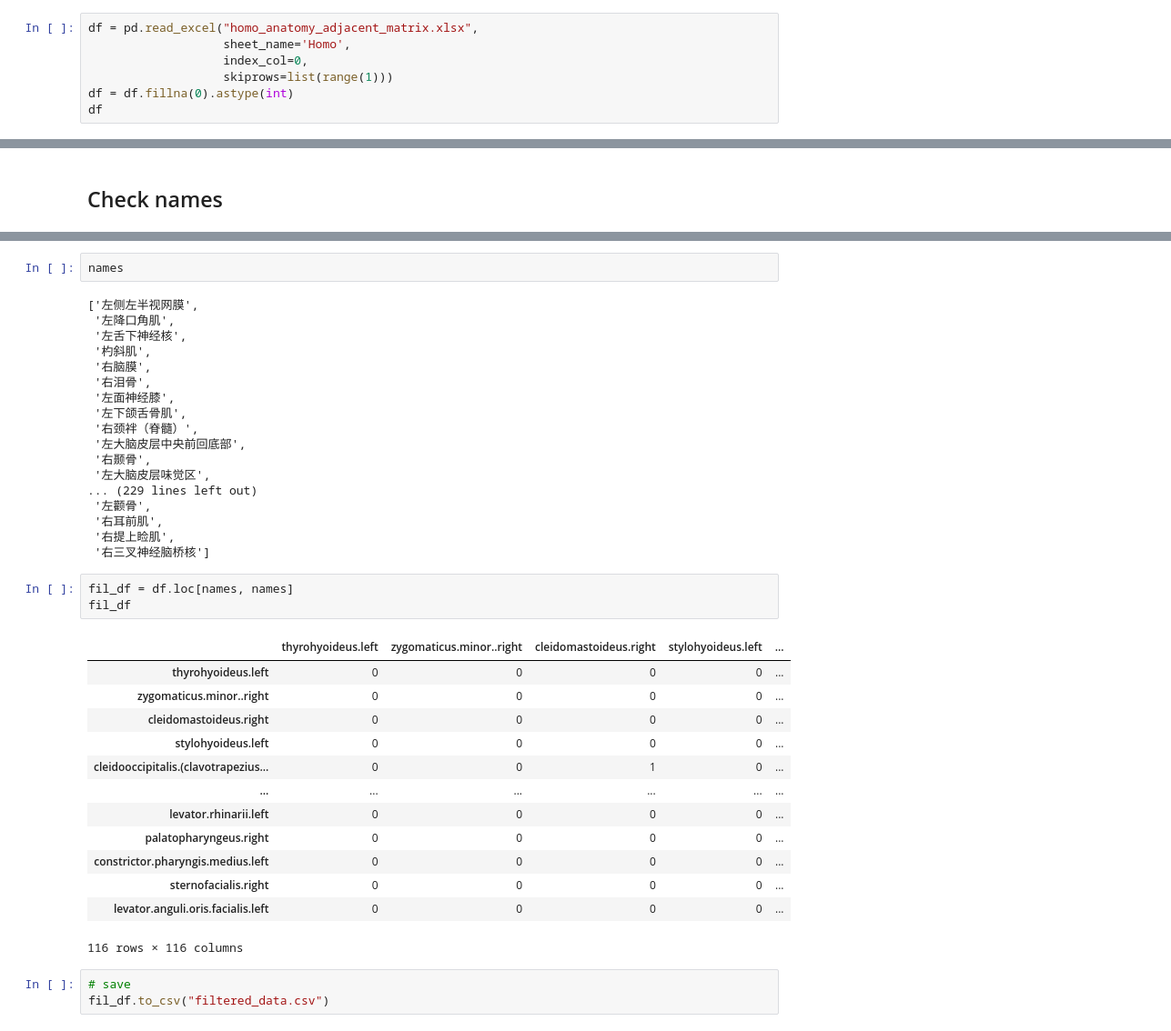
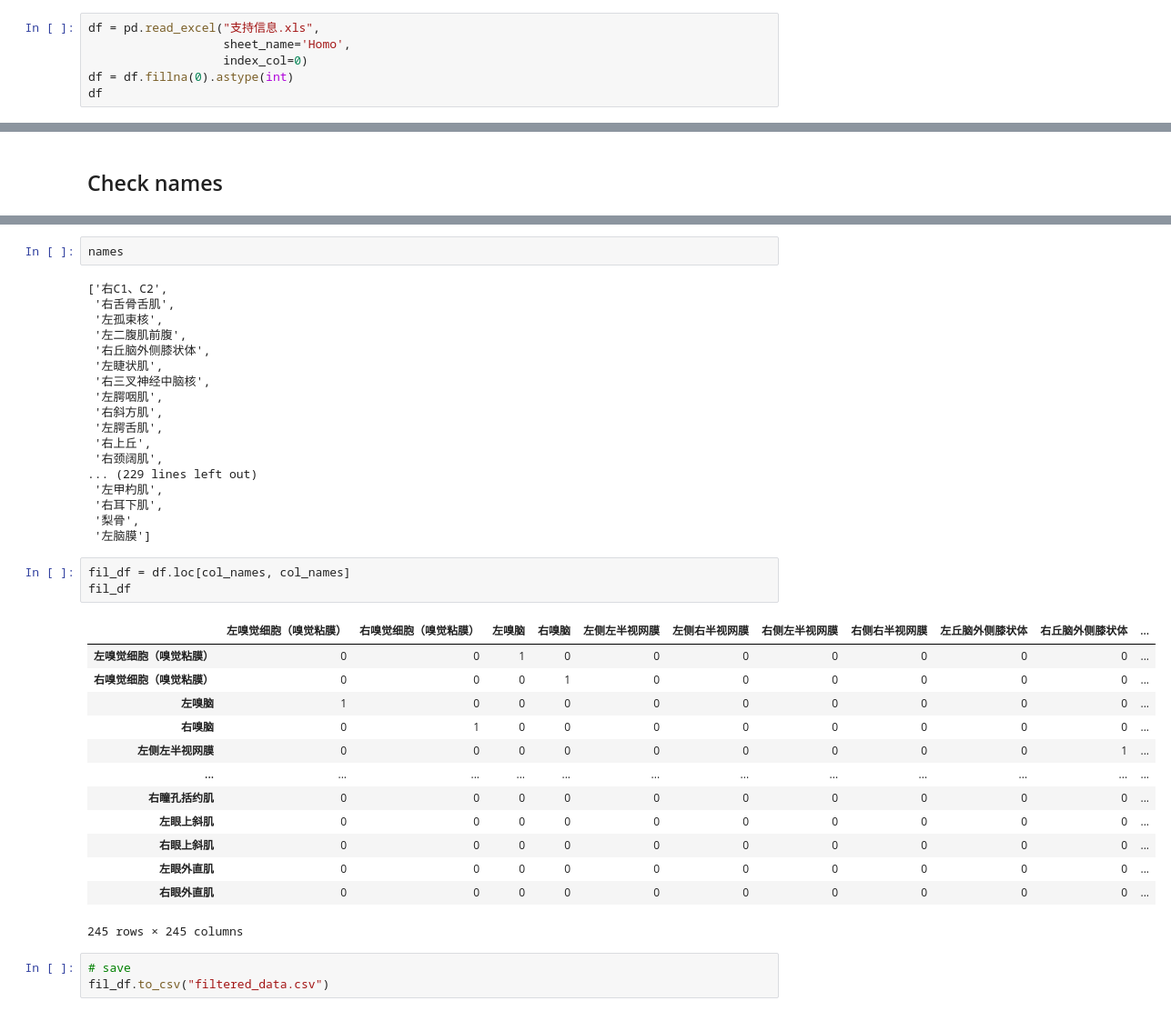
Before and after one commit to kentechx/NIMS, a Jupyter notebook: analysis_py.ipynb, the cells around one changed output, grey strips where cells are left out. Shown: that part at 91% size. Cells and saved outputs as stored; diff of their text form.

```diff
--- a/analysis_py.ipynb
+++ b/analysis_py.ipynb
@@ -5,10 +5,9 @@ import pandas as pd
 # %% [markdown]
 # Data cleaning
 # %%
-df = pd.read_excel("homo_anatomy_adjacent_matrix.xlsx",
+df = pd.read_excel("支持信息.xls",
                    sheet_name='Homo',
-                   index_col=0,
-                   skiprows=list(range(1)))
+                   index_col=0)
 df = df.fillna(0).astype(int)
 df
 # %% [output]
@@ -49,40 +51,40 @@ names only existing in rows: {'右下泌涎核', '左舌、会厌乳头', '右
 # %%
 names
 # %% [output]
-['左侧左半视网膜',
- '左降口角肌',
- '左舌下神经核',
- '杓斜肌',
- '右脑膜',
- '右泪骨',
- '左面神经膝',
- '左下颌舌骨肌',
- '右颈袢（脊髓）',
- '左大脑皮层中央前回底部',
- '右颞骨',
- '左大脑皮层味觉区',
+['右C1、C2',
+ '右舌骨舌肌',
+ '左孤束核',
+ '左二腹肌前腹',
+ '右丘脑外侧膝状体',
+ '左睫状肌',
+ '右三叉神经中脑核',
+ '左腭咽肌',
+ '右斜方肌',
+ '左腭舌肌',
+ '右上丘',
+ '右颈阔肌',
 ... (229 lines left out)
- '左颧骨',
- '右耳前肌',
- '右提上睑肌',
- '右三叉神经脑桥核']
+ '左甲杓肌',
+ '右耳下肌',
+ '梨骨',
+ '左脑膜']
 # %%
-fil_df = df.loc[names, names]
+fil_df = df.loc[col_names, col_names]
 fil_df
 # %% [output]
-|  | thyrohyoideus.left | zygomaticus.minor..right | cleidomastoideus.right | stylohyoideus.left | ... |
-| thyrohyoideus.left | 0 | 0 | 0 | 0 | ... |
-| zygomaticus.minor..right | 0 | 0 | 0 | 0 | ... |
-| cleidomastoideus.right | 0 | 0 | 0 | 0 | ... |
-| stylohyoideus.left | 0 | 0 | 0 | 0 | ... |
-| cleidooccipitalis.(clavotrapezius... | 0 | 0 | 1 | 0 | ... |
-| ... | ... | ... | ... | ... | ... |
-| levator.rhinarii.left | 0 | 0 | 0 | 0 | ... |
-| palatopharyngeus.right | 0 | 0 | 0 | 0 | ... |
-| constrictor.pharyngis.medius.left | 0 | 0 | 0 | 0 | ... |
-| sternofacialis.right | 0 | 0 | 0 | 0 | ... |
-| levator.anguli.oris.facialis.left | 0 | 0 | 0 | 0 | ... |
+|  | 左嗅觉细胞（嗅觉粘膜） | 右嗅觉细胞（嗅觉粘膜） | 左嗅脑 | 右嗅脑 | 左侧左半视网膜 | 左侧右半视网膜 | 右侧左半视网膜 | 右侧右半视网膜 | 左丘脑外侧膝状体 | 右丘脑外侧膝状体 | ... |
+| 左嗅觉细胞（嗅觉粘膜） | 0 | 0 | 1 | 0 | 0 | 0 | 0 | 0 | 0 | 0 | ... |
+| 右嗅觉细胞（嗅觉粘膜） | 0 | 0 | 0 | 1 | 0 | 0 | 0 | 0 | 0 | 0 | ... |
+| 左嗅脑 | 1 | 0 | 0 | 0 | 0 | 0 | 0 | 0 | 0 | 0 | ... |
+| 右嗅脑 | 0 | 1 | 0 | 0 | 0 | 0 | 0 | 0 | 0 | 0 | ... |
+| 左侧左半视网膜 | 0 | 0 | 0 | 0 | 0 | 0 | 0 | 0 | 0 | 1 | ... |
+| ... | ... | ... | ... | ... | ... | ... | ... | ... | ... | ... | ... |
+| 右瞳孔括约肌 | 0 | 0 | 0 | 0 | 0 | 0 | 0 | 0 | 0 | 0 | ... |
+| 左眼上斜肌 | 0 | 0 | 0 | 0 | 0 | 0 | 0 | 0 | 0 | 0 | ... |
+| 右眼上斜肌 | 0 | 0 | 0 | 0 | 0 | 0 | 0 | 0 | 0 | 0 | ... |
+| 左眼外直肌 | 0 | 0 | 0 | 0 | 0 | 0 | 0 | 0 | 0 | 0 | ... |
+| 右眼外直肌 | 0 | 0 | 0 | 0 | 0 | 0 | 0 | 0 | 0 | 0 | ... |
-116 rows × 116 columns
+245 rows × 245 columns
 # %%
 # save
 fil_df.to_csv("filtered_data.csv")
```
Also changed, not shown: parts of 20 cells of this notebook, 2 other files.
